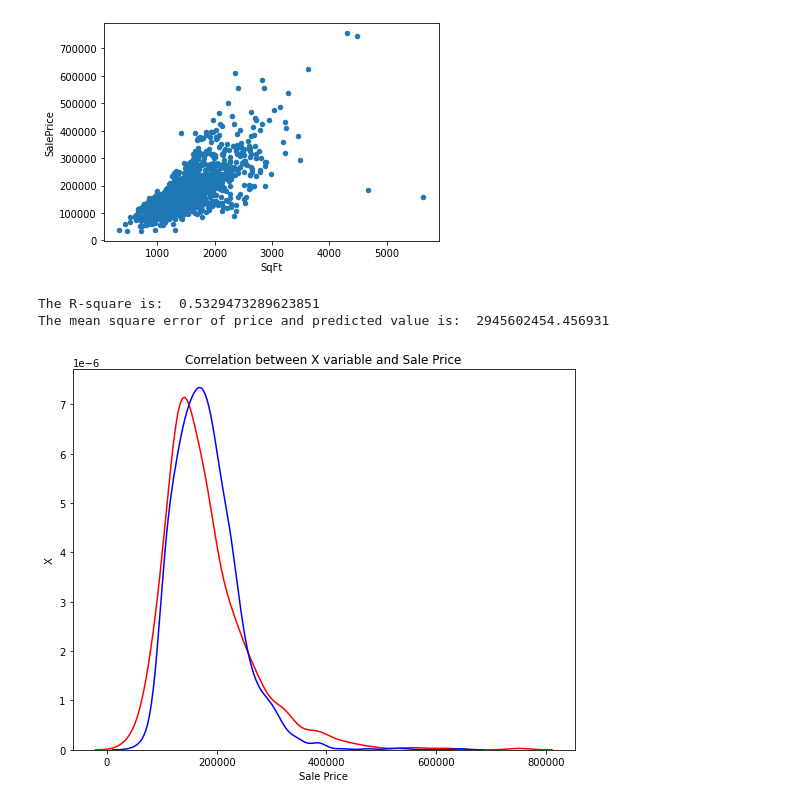
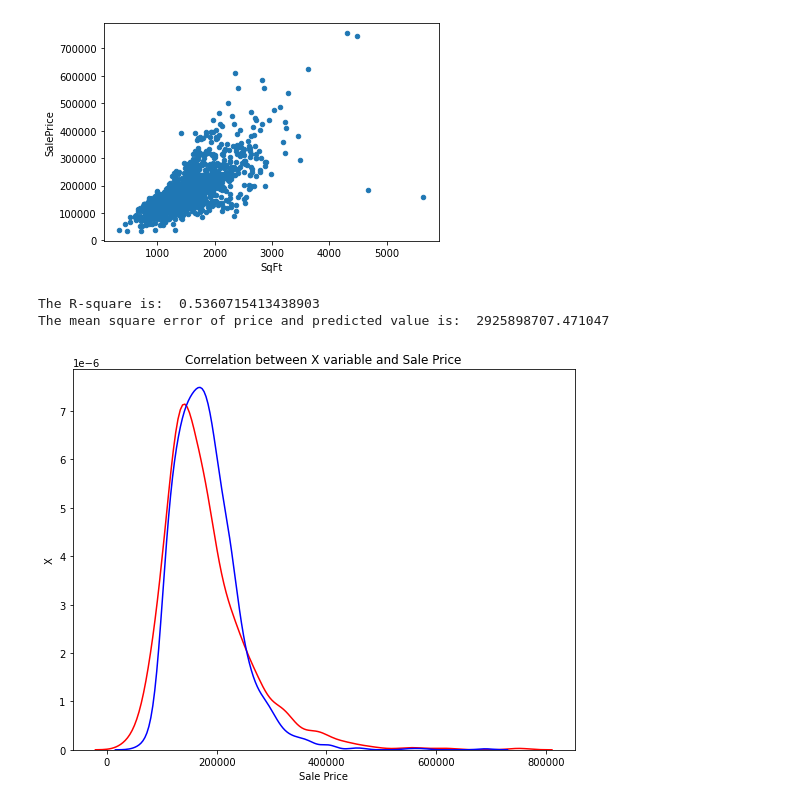
Before and after one commit to bakphoom/Python, a Jupyter notebook: Housing_price_model_dev_Gunnar_Erickson.ipynb, the cells around one changed output. Drawn from its saved outputs; the diff is of its cells as text; code cells hidden in the pictures.

```diff
--- a/Housing_price_model_dev_Gunnar_Erickson.ipynb
+++ b/Housing_price_model_dev_Gunnar_Erickson.ipynb
@@ -394,9 +394,12 @@ df_house.plot.scatter('SqFt','SalePrice')
 # %% [output]
 <matplotlib.axes._subplots.AxesSubplot at 0x...>
 [figure]
+# %%
+df_house['Gable_TotalSF']=df_house['Gable']*df_house['SqFt']
+df_house['Hip_TotalSF']=df_house['Hip']*df_house['SqFt']
 # %%
-model_eval(df_house[['Hip','Gable','SqFt']],df_house['SalePrice'])
+model_eval(df_house[['Hip_TotalSF','Gable_TotalSF','SqFt']],df_house['SalePrice'])
 # %% [output]
-The R-square is:  0.5329473289623851
-The mean square error of price and predicted value is:  2945602454.456931
+The R-square is:  0.5360715413438903
+The mean square error of price and predicted value is:  2925898707.471047
-[figure, old version]
+[figure, new version]
```
